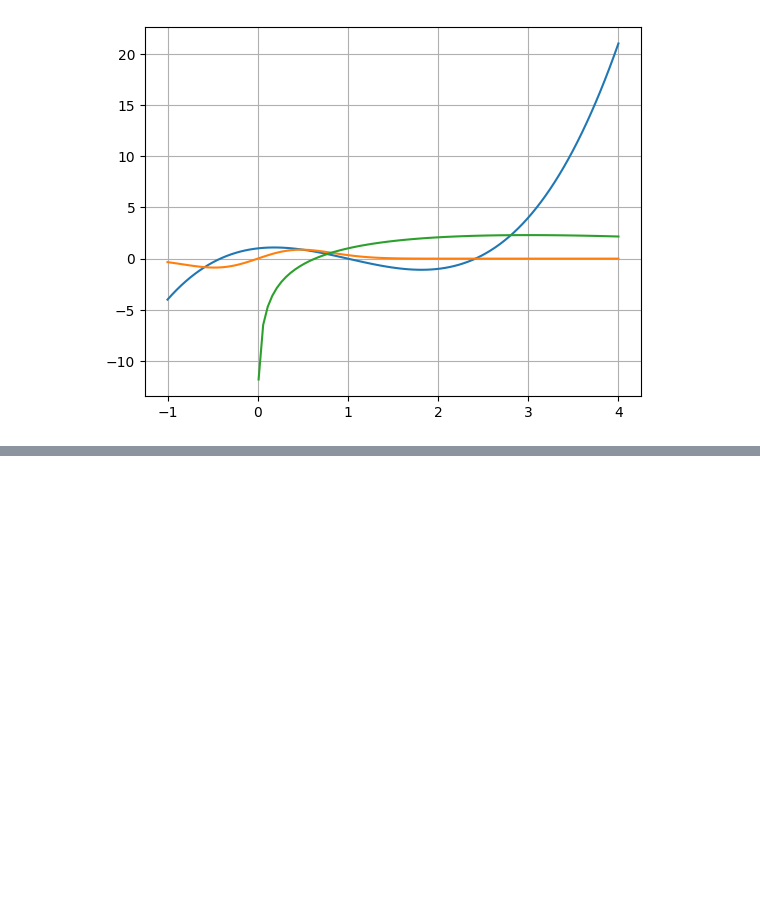
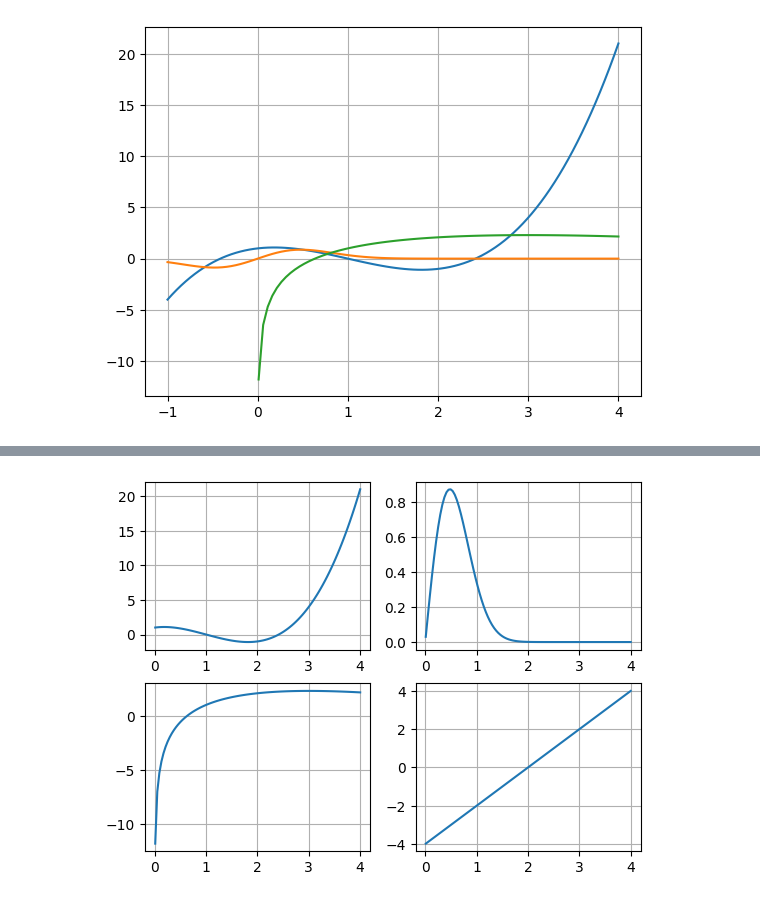
Before and after one commit to financieras/math_for_ai, a Jupyter notebook: 010_Funciones.ipynb, the cells around one changed output, grey strips where cells are left out. Cells and saved outputs as stored; diff of their text form; code cells hidden in the pictures; blank space fills up the shorter version.

```diff
--- a/010_Funciones.ipynb
+++ b/010_Funciones.ipynb
@@ -148,0 +200,34 @@ plt.show()
+# %%
+#@title Graficando las cuatro funciones
+
+import numpy as np
+from matplotlib import pyplot as plt
+
+x = np.linspace(0.01, 4, 100)
+
+f = x**3 - 3 * x**2 + x + 1
+g = 3 * np.exp(-2*x**2) *  np.sin(x)
+h = 3 * np.log(x) -x + 2
+p = 2 * x - 4
+
+plt.figure()
+
+plt.subplot(2,2,1)  # 2 filas y 2 columnas de funciones, esta es la función num. 1
+plt.plot(x, f)
+plt.grid()
+
+plt.subplot(2,2,2)  # 2 filas y 2 columnas de funciones, esta es la función num. 2
+plt.plot(x, g)
+plt.grid()
+
+plt.subplot(2,2,3)  # 2 filas y 2 columnas de funciones, esta es la función num. 3
+plt.plot(x, h)
+plt.grid()
+
+plt.subplot(2,2,4)  # 2 filas y 2 columnas de funciones, esta es la función num. 4
+plt.plot(x, p)
+plt.grid()
+
+plt.show()
+# %% [output]
+[figure, added]
```
Also changed, not shown: parts of 11 cells of this notebook.
